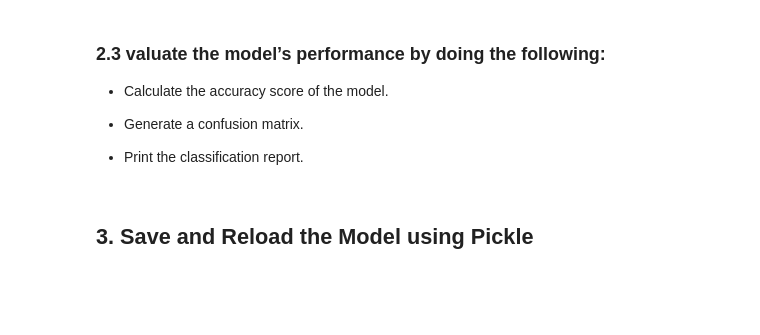
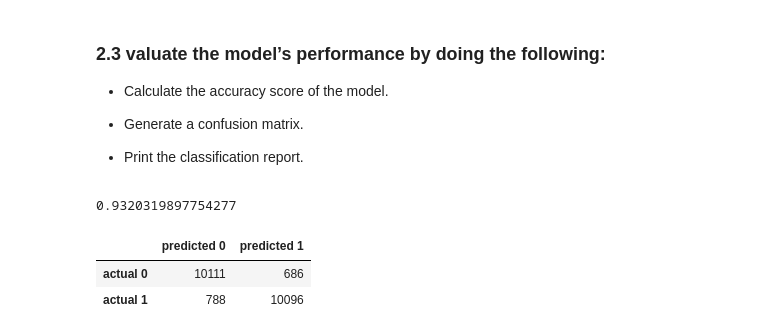
Before and after one commit to leajinks/Pokemon-Predictor, a Jupyter notebook: ml_model.ipynb, the cells around one changed output. Saved outputs shown, nothing was run; the diff lists cells and outputs as text; code cells hidden in the pictures; blank space fills up the shorter version.

```diff
--- a/ml_model.ipynb
+++ b/ml_model.ipynb
@@ -251,2 +301,0 @@ classifier.score(X_test, y_test)
-# %% [markdown]
-## 3. Save and Reload the Model using Pickle
@@ -267,0 +302,16 @@ pickled_model.predict(X_test)
+# %%
+# Print the balanced_accuracy score of the model
+acc_score = balanced_accuracy_score(y_test, test_predictions)
+acc_score
+# %% [output]
+0.9320319897754277
+# %%
+# Generate a confusion matrix for the model
+confuse_matrix = confusion_matrix(y_test, test_predictions)
+
+confuse_matrix_df = pd.DataFrame(confuse_matrix, index=['actual 0', 'actual 1'], columns=['predicted 0', 'predicted 1'])
+confuse_matrix_df
+# %% [output]
+|  | predicted 0 | predicted 1 |
+| actual 0 | 10111 | 686 |
+| actual 1 | 788 | 10096 |
```
Also changed, not shown: parts of 24 cells of this notebook, 3 other files.
